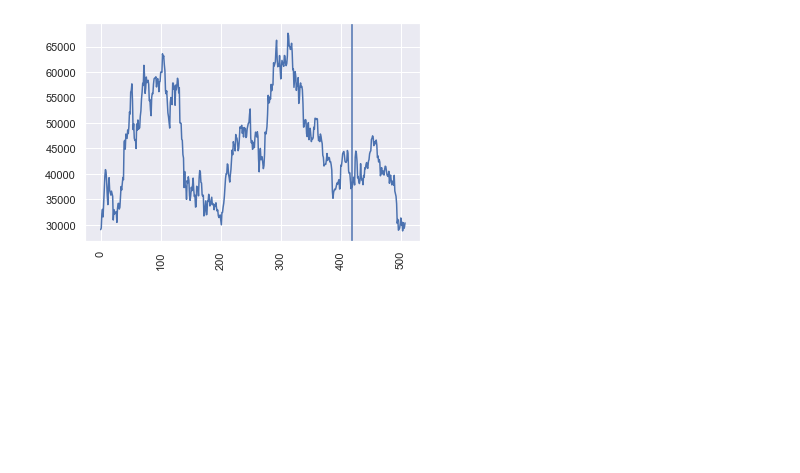
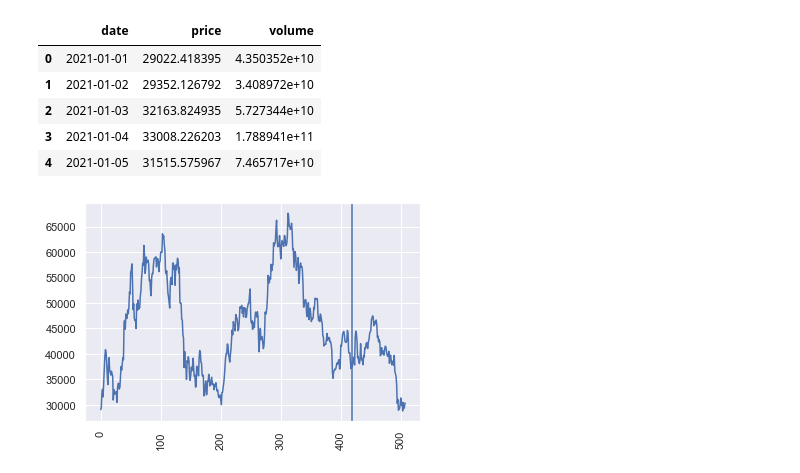
Before and after one commit to amiel103/crypto_analysis, a Jupyter notebook: Untitled.ipynb, the cells around one changed output. Cells and saved outputs as stored; diff of their text form; code cells hidden in the pictures; blank space fills up the shorter version.

```diff
--- a/Untitled.ipynb
+++ b/Untitled.ipynb
@@ -33,9 +33,17 @@ mark = 419
 # %%
 a = pd.DataFrame(date)
 b = pd.DataFrame(just_price)
 c = pd.DataFrame(volume)
 df = pd.concat([a,b,c],axis=1)
 df.columns = ['date','price','volume']
+df.head()
+# %% [output]
+|  | date | price | volume |
+| 0 | 2021-01-01 | 29022.418395 | 4.350352e+10 |
+| 1 | 2021-01-02 | 29352.126792 | 3.408972e+10 |
+| 2 | 2021-01-03 | 32163.824935 | 5.727344e+10 |
+| 3 | 2021-01-04 | 33008.226203 | 1.788941e+11 |
+| 4 | 2021-01-05 | 31515.575967 | 7.465717e+10 |
 # %%
 plt.plot([x for x in range(508)],just_price)
 plt.axvline(x=mark)
```
Also changed, not shown: parts of 3 cells of this notebook.
